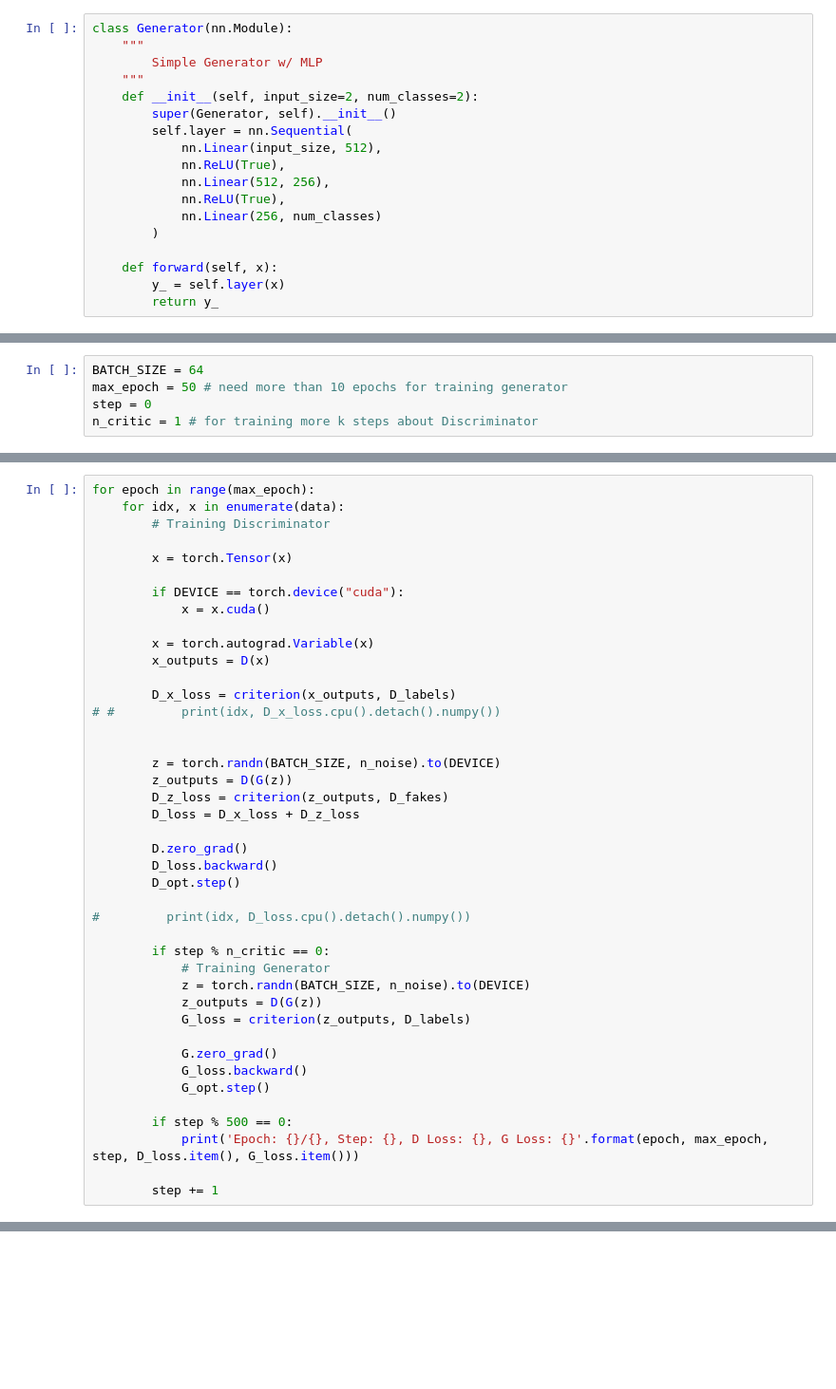
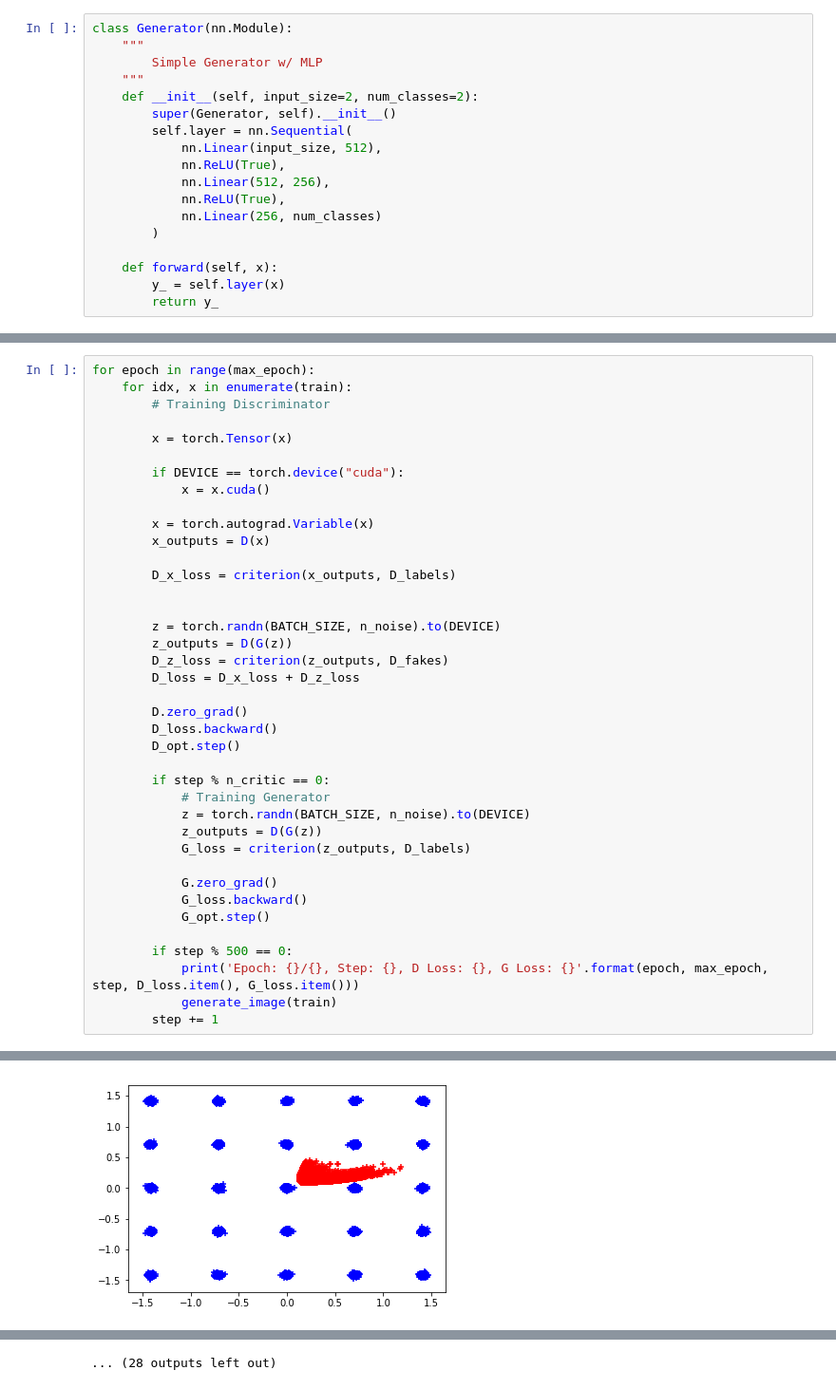
Before and after one commit to kiniavinash/GANwithGA, a Jupyter notebook: code/GAN.ipynb, the cells around one changed output, grey strips where cells are left out. Shown: that part at 95% size. Drawn from its saved outputs; the diff is of its cells as text; blank space fills up the shorter version.

```diff
--- a/code/GAN.ipynb
+++ b/code/GAN.ipynb
@@ -168,11 +156,6 @@ G = Generator(n_noise).to(DEVICE)
 criterion = nn.BCELoss()
 D_opt = torch.optim.Adam(D.parameters(), lr=0.0002, betas=(0.5, 0.999))
 G_opt = torch.optim.Adam(G.parameters(), lr=0.0002, betas=(0.5, 0.999))
-# %%
-BATCH_SIZE = 64
-max_epoch = 50 # need more than 10 epochs for training generator
-step = 0
-n_critic = 1 # for training more k steps about Discriminator
 # %%
 D_labels = torch.ones(BATCH_SIZE, 1).to(DEVICE) # Discriminator Label to real
 D_fakes = torch.zeros(BATCH_SIZE, 1).to(DEVICE) # Discriminator Label to fake
@@ -188,6 +176,6 @@ for _ in range(1):
 # %%
 for epoch in range(max_epoch):
-    for idx, x in enumerate(data):
+    for idx, x in enumerate(train):
         # Training Discriminator
 
         x = torch.Tensor(x)
@@ -199,7 +187,6 @@ for epoch in range(max_epoch):
         x_outputs = D(x)
 
         D_x_loss = criterion(x_outputs, D_labels)
-# #         print(idx, D_x_loss.cpu().detach().numpy())
 
 
         z = torch.randn(BATCH_SIZE, n_noise).to(DEVICE)
@@ -210,8 +197,6 @@ for epoch in range(max_epoch):
         D.zero_grad()
         D_loss.backward()
         D_opt.step()
-
-#         print(idx, D_loss.cpu().detach().numpy())
 
         if step % n_critic == 0:
             # Training Generator
@@ -225,5 +210,6 @@ for epoch in range(max_epoch):
 
         if step % 500 == 0:
             print('Epoch: {}/{}, Step: {}, D Loss: {}, G Loss: {}'.format(epoch, max_epoch, step, D_loss.item(), G_loss.item()))
-
+            generate_image(train)
         step += 1
+# %% [output]
@@ -229,0 +217 @@ for epoch in range(max_epoch):
+[figure, added]
@@ -229,0 +228 @@ for epoch in range(max_epoch):
+... (28 outputs left out)
```
Also changed, not shown: parts of 18 cells of this notebook.
